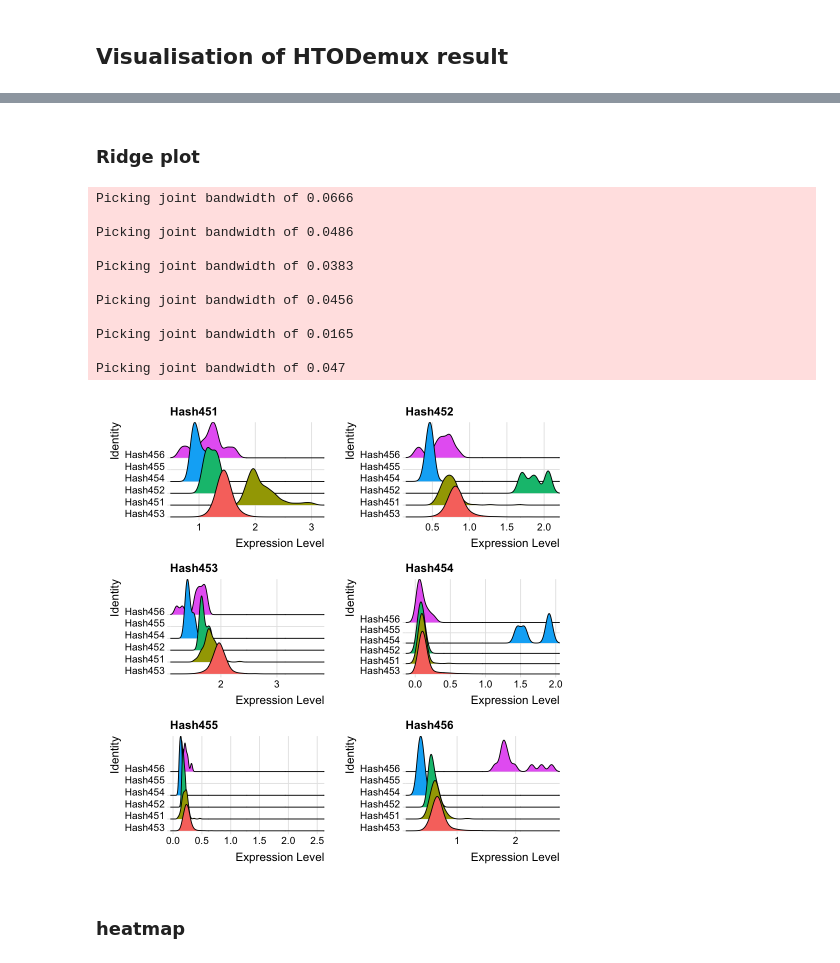
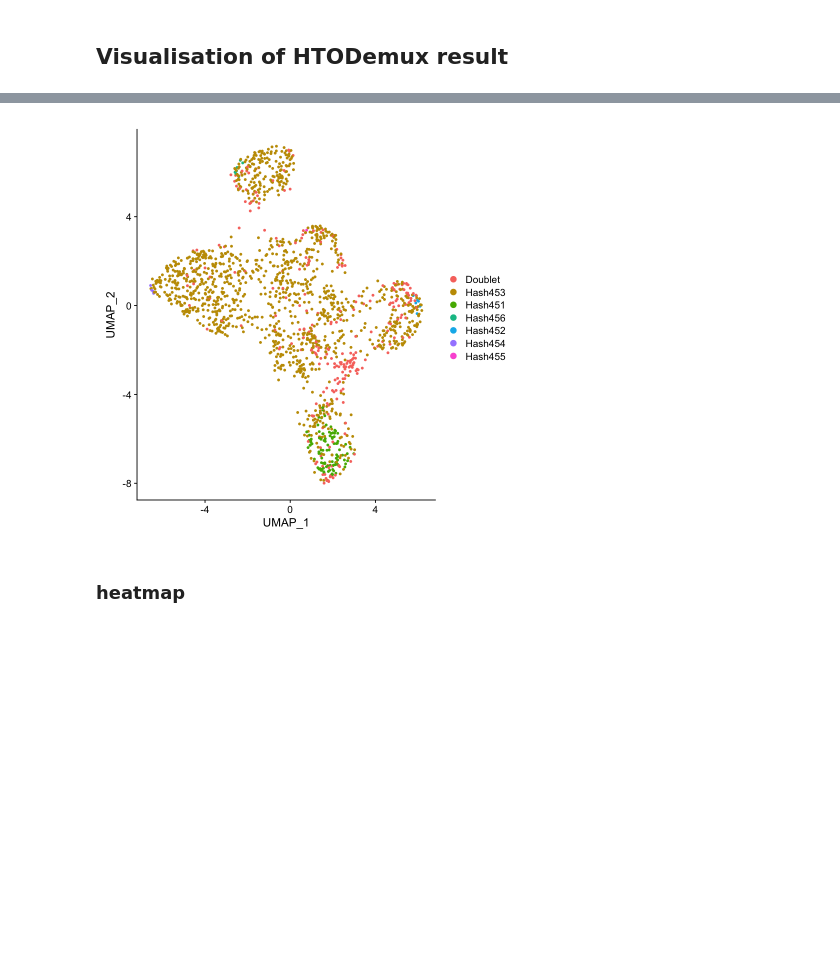
Before and after one commit to theislab/hadge-reproducibility, a Jupyter notebook: notebooks/Figure2.ipynb, the cells around one changed output, grey strips where cells are left out. Cells and saved outputs as stored; diff of their text form; code cells hidden in the pictures; blank space fills up the shorter version.

```diff
--- a/notebooks/Figure2.ipynb
+++ b/notebooks/Figure2.ipynb
@@ -50,2 +48,0 @@ DimPlot(htodemux_gx12.subset) + scale_color_hue(labels = c("Doublet", paste0("Ha
-# %% [markdown]
-### Ridge plot
@@ -55,29 +49,8 @@ options(repr.plot.width=8, repr.plot.height=8)
-# %%
-# Rename features
-htodemux_gx12[["HTO"]]@counts@Dimnames[[1]] <- paste0("Hash45", 1:6)
-dimnames(htodemux_gx12[["HTO"]]@data)[[1]] <- paste0("Hash45", 1:6)
-htodemux_gx12 <- RenameIdents(htodemux_gx12, 'Hash453-TotalSeqA' = 'Hash453', 'Hash451-TotalSeqA' = 'Hash451', 'Hash452-TotalSeqA' = 'Hash452', 'Hash454-TotalSeqA' = 'Hash454',
-    'Hash455-TotalSeqA' = 'Hash455', 'Hash456-TotalSeqA' = 'Hash456')
-# %%
-# Group cells based on the max HTO signal
-Idents(htodemux_gx12) <- "HTO_maxID"
-htodemux_gx12 <- RenameIdents(htodemux_gx12, 'Hash453-TotalSeqA' = 'Hash453', 'Hash451-TotalSeqA' = 'Hash451', 'Hash452-TotalSeqA' = 'Hash452', 'Hash454-TotalSeqA' = 'Hash454',
-    'Hash455-TotalSeqA' = 'Hash455', 'Hash456-TotalSeqA' = 'Hash456')
-RidgePlot(htodemux_gx12, assay = "HTO", features = paste0("Hash45", 1:6), ncol = 2)
-# ggsave("ridge_gx12.png", dpi = 300, height = 7, width = 9)
-# %% [output]
-Picking joint bandwidth of 0.0666
-
-Picking joint bandwidth of 0.0486
-
-Picking joint bandwidth of 0.0383
-
-Picking joint bandwidth of 0.0456
-
-Picking joint bandwidth of 0.0165
-
-Picking joint bandwidth of 0.047
-[figure, removed]
+# %%
+DimPlot(htodemux_gx12.subset,reduction = "umap") + scale_color_hue(labels = c("Doublet", paste0("Hash45", c(3,1,6,2,4,5))))
+# ggsave("umap_gx12.png", dpi = 300, height = 5, width = 5)
+# %% [output]
+[figure, added]
 # %% [markdown]
 ### heatmap
 # %%
```
Also changed, not shown: parts of 13 cells of this notebook, 13 other files.
